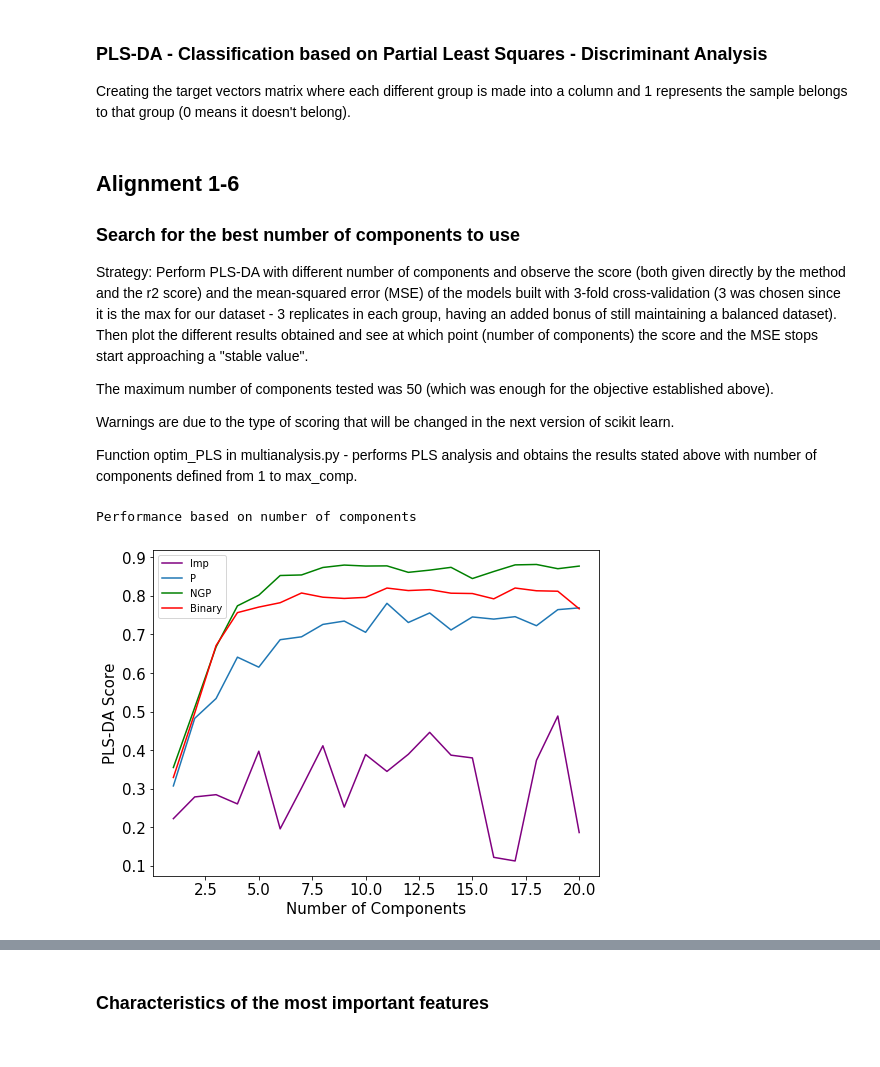
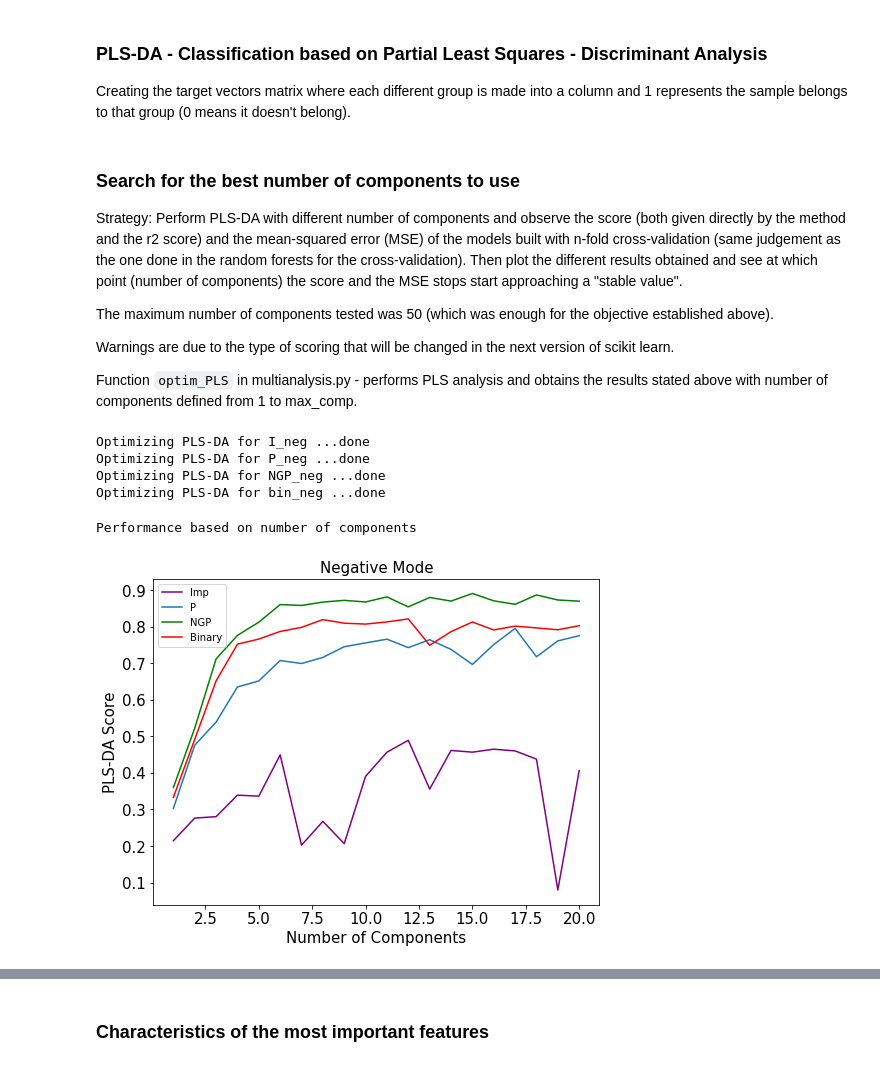
Before and after one commit to aeferreira/similarity_share, a Jupyter notebook: similarity_analysis-ML-Bluebell.ipynb, the cells around one changed output, grey strips where cells are left out. Saved outputs shown, nothing was run; the diff lists cells and outputs as text; code cells hidden in the pictures.

```diff
--- a/similarity_analysis-ML-Bluebell.ipynb
+++ b/similarity_analysis-ML-Bluebell.ipynb
@@ -766,7 +740,7 @@ Accuracy based on the dataset
 # %%
 Teste_A = {}
 for i in Teste:
-    Teste_A[i] = np.mean(Teste[i])
+    Teste_A[i] = np.median(Teste[i])
 # %%
 Teste_H = pd.DataFrame(list(Teste_A.values()), index = Teste_A.keys(), columns = ['Accuracy']).T
 f, ax = plt.subplots(figsize=(10, 1))
@@ -948,17 +888,15 @@ for i in range(len(Names)):
 
 Creating the target vectors matrix where each different group is made into a column and 1 represents the sample belongs to that group (0 means it doesn't belong).
 # %%
-matrix = pd.get_dummies(aligned_HILIC_NEG.labels)
+matrix = pd.get_dummies(all_labels)
 matrix = matrix[['Bulb','Leaf','Scape','Shoot','Flower']]
 # %% [markdown]
-## Alignment 1-6
-
 ### Search for the best number of components to use
 
-Strategy: Perform PLS-DA with different number of components and observe the score (both given directly by the method and the r2 score) and the mean-squared error (MSE) of the models built with 3-fold cross-validation (3 was chosen since it is the max for our dataset - 3 replicates in each group, having an added bonus of still maintaining a balanced dataset). Then plot the different results obtained and see at which point (number of components) the score and the MSE stops start approaching a "stable value".
+Strategy: Perform PLS-DA with different number of components and observe the score (both given directly by the method and the r2 score) and the mean-squared error (MSE) of the models built with n-fold cross-validation (same judgement as the one done in the random forests for the cross-validation). Then plot the different results obtained and see at which point (number of components) the score and the MSE stops start approaching a "stable value".
 
 The maximum number of components tested was 50 (which was enough for the objective established above).
 
 Warnings are due to the type of scoring that will be changed in the next version of scikit learn.
 
-Function optim_PLS in multianalysis.py - performs PLS analysis and obtains the results stated above with number of components defined from 1 to max_comp.
+Function `optim_PLS` in multianalysis.py - performs PLS analysis and obtains the results stated above with number of components defined from 1 to max_comp.
@@ -972,17 +903,32 @@ bin_neg_PLS = ma.optim_PLS(binary_neg1, matrix, max_comp = 20, n_fold = 4)
+# %%
+PLS_optim = {}
+# %%
+%%capture --no-stdout
+for name, data in datasets.items():
+    print(f'Optimizing PLS-DA for {name} ...', end='')
+    CVs, CVr2s, MSEs = ma.optim_PLS(data, matrix, max_comp = 20, n_fold = 4)
+    PLS_optim[name] = CVs
+    print(f'done')
+# %% [output]
+Optimizing PLS-DA for I_neg ...done
+Optimizing PLS-DA for P_neg ...done
+Optimizing PLS-DA for NGP_neg ...done
+Optimizing PLS-DA for bin_neg ...done
 # %%
 f, ax = plt.subplots(figsize=(8,6))
-plt.plot(range(1,21),Imp_neg_PLS[0], color = 'purple')
-plt.plot(range(1,21),P_neg_PLS[0])
-plt.plot(range(1,21),NGP_neg_PLS[0], color = 'green')
-plt.plot(range(1,21),bin_neg_PLS[0], color = 'red')
+plt.plot(range(1,21),PLS_optim['I_neg'], color = 'purple')
+plt.plot(range(1,21),PLS_optim['P_neg'])
+plt.plot(range(1,21),PLS_optim['NGP_neg'], color = 'green')
+plt.plot(range(1,21),PLS_optim['bin_neg'], color = 'red')
 plt.ylabel('PLS-DA Score', fontsize = 15)
 plt.xlabel('Number of Components', fontsize = 15)
+plt.title('Negative Mode', fontsize=15)
 ax.legend(('Imp', 'P', 'NGP', 'Binary'))
 ax.tick_params(axis='both', which='major', labelsize=15)
 print('Performance based on number of components')
 # %% [output]
 Performance based on number of components
-[figure, old version]
+[figure, new version]
 # %% [markdown]
 ### Application of PLS-DA
 
```
Also changed, not shown: parts of 161 cells of this notebook, 2 other files.
